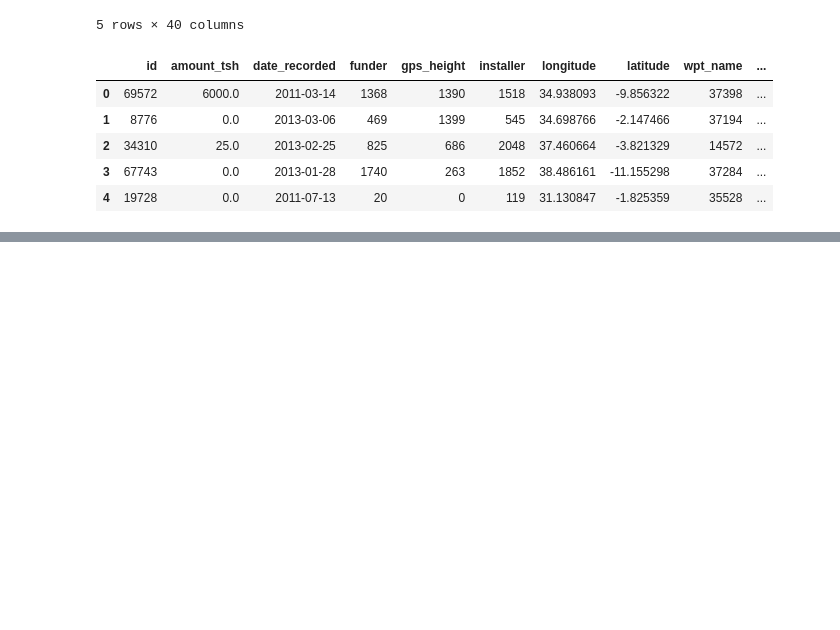
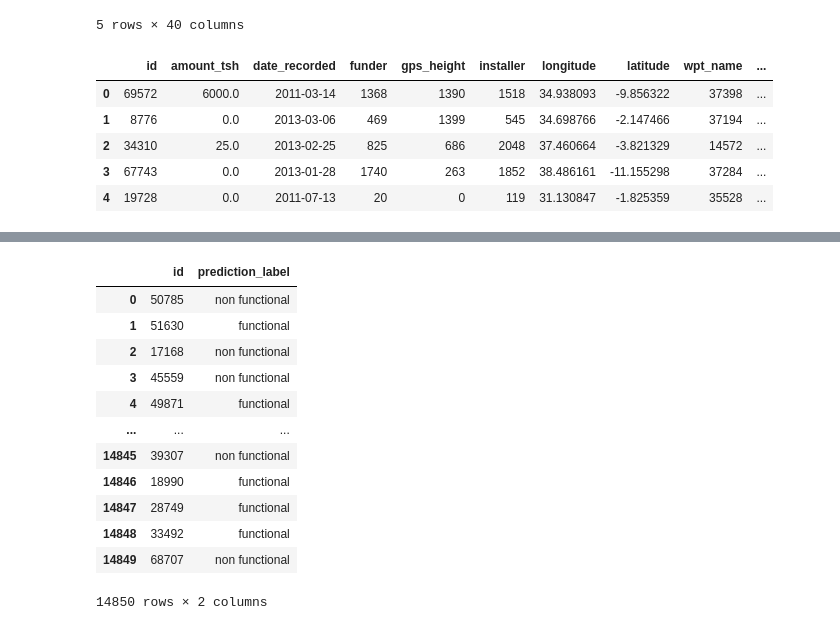
Before and after one commit to jogarman/Machine_learning, a Jupyter notebook: V0_pycaret.ipynb, the cells around one changed output, grey strips where cells are left out. Drawn from its saved outputs; the diff is of its cells as text; code cells hidden in the pictures; blank space fills up the shorter version.

```diff
--- a/V0_pycaret.ipynb
+++ b/V0_pycaret.ipynb
@@ -114,0 +160,18 @@ if 0:
+# %%
+df_result = predictions[['id', 'prediction_label']]
+# %%
+df_result
+# %% [output]
+|  | id | prediction_label |
+| 0 | 50785 | non functional |
+| 1 | 51630 | functional |
+| 2 | 17168 | non functional |
+| 3 | 45559 | non functional |
+| 4 | 49871 | functional |
+| ... | ... | ... |
+| 14845 | 39307 | non functional |
+| 14846 | 18990 | functional |
+| 14847 | 28749 | functional |
+| 14848 | 33492 | functional |
+| 14849 | 68707 | non functional |
+14850 rows × 2 columns
```
Also changed, not shown: parts of 10 cells of this notebook, 14 other files.
